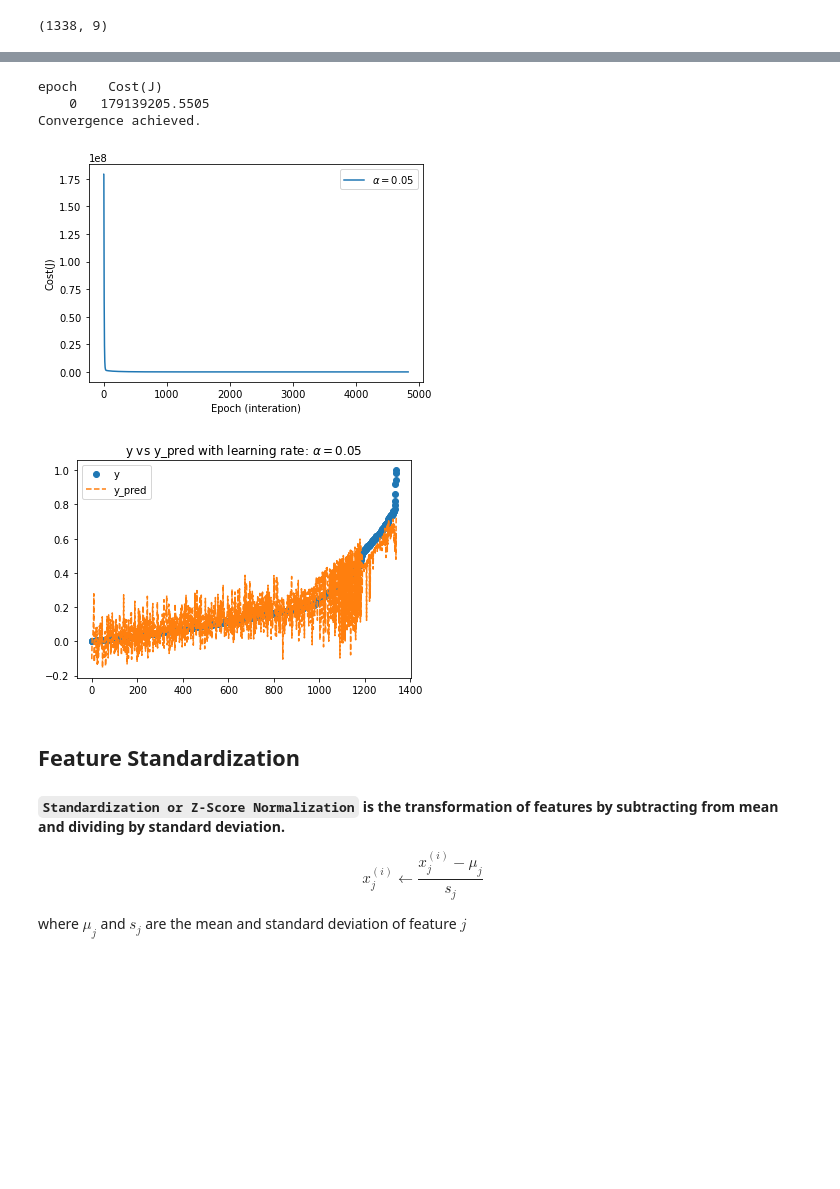
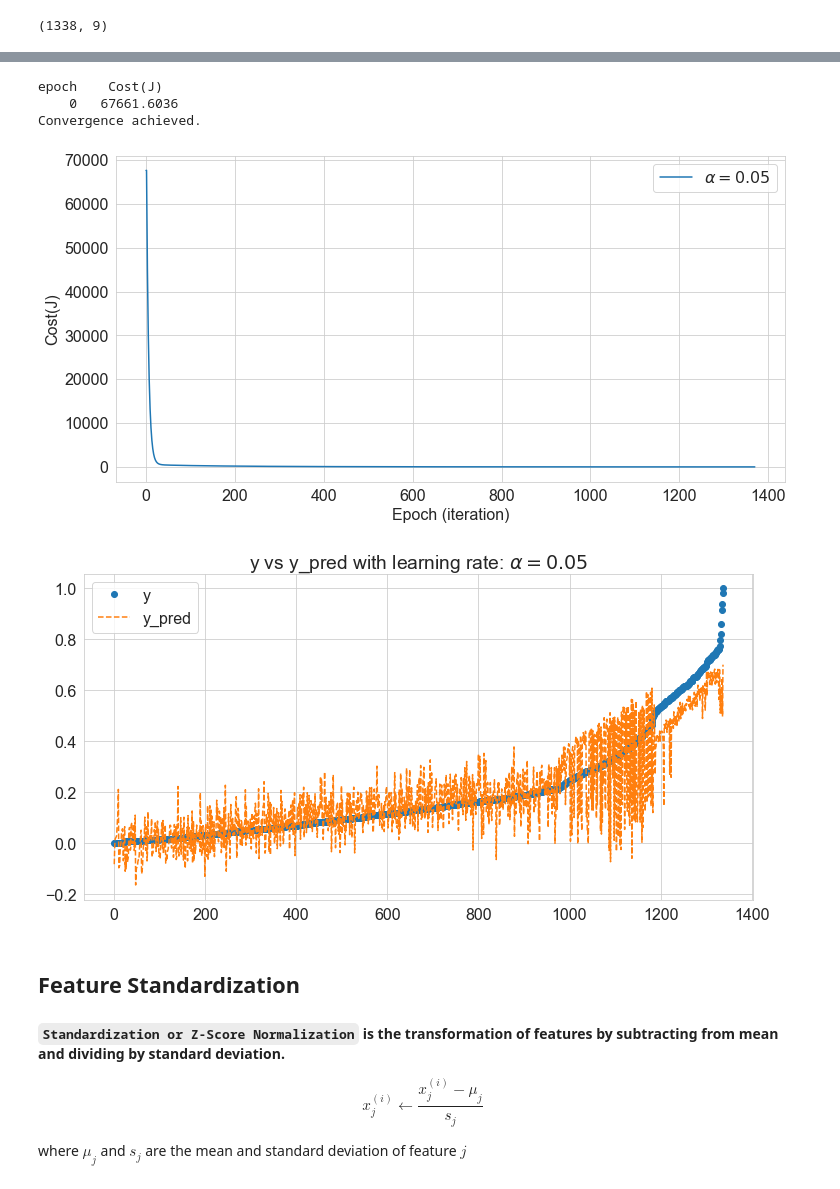
Before and after one commit to Ellie190/Adaptive-Computation-and-Machine-Learning, a Jupyter notebook: Assignment_1B.ipynb, the cells around one changed output, grey strips where cells are left out. Saved outputs shown, nothing was run; the diff lists cells and outputs as text; code cells hidden in the pictures; blank space fills up the shorter version.

```diff
--- a/Assignment_1B.ipynb
+++ b/Assignment_1B.ipynb
@@ -8,7 +8,11 @@
 import pandas as pd
 import numpy as np
 import matplotlib.pyplot as plt
+import matplotlib
+matplotlib.rcParams['font.size'] = 16
+matplotlib.rcParams['figure.figsize'] = (12, 6)
 import seaborn as sns
+sns.set_style('whitegrid')
 # %%
 # dataset
 df = pd.read_csv("insurance.csv")
@@ -269,7 +273,7 @@ def gradient_descent(theta,learning_rate = 0.05,epochs=100000, E=1e-7):
     return theta_new,theta_history,J_history
 # %%
 # Initial estimate of parameters
-initial_theta = np.zeros((X.shape[1],1))+100
+initial_theta = np.zeros((X.shape[1],1))+2
 # %%
 theta,theta_history,J_history = gradient_descent(initial_theta)
 # %% [output]
@@ -462,20 +466,20 @@ def gradient_descent(theta,learning_rate = 0.05,epochs=100000, E=1e-7):
 # %%
 # Initial estimate of parameters
-initial_theta = np.zeros((X.shape[1],1))+100
+initial_theta = np.zeros((X.shape[1],1))+2
 # %%
 theta,theta_history,J_history = gradient_descent(initial_theta,learning_rate=0.05)
 # %% [output]
 epoch    Cost(J)
-    0   179139205.5505
+    0   67661.6036
 Convergence achieved.
 # %%
 plt.plot(J_history, label = r"$\alpha = 0.05$");
-plt.xlabel("Epoch (interation)")
+plt.xlabel("Epoch (iteration)")
 plt.ylabel("Cost(J)")
 plt.legend()
 plt.show();
 # %% [output]
-[figure, old version]
+[figure, new version]
 # %%
 y_pred = X.dot(theta)
 sortidx = np.argsort(y[:,0])
@@ -485,7 +489,7 @@ plt.title(r"y vs y_pred with learning rate: $ \alpha = 0.05$")
 plt.legend()
 plt.show();
 # %% [output]
-[figure, old version]
+[figure, new version]
 # %% [markdown]
 ## Feature Standardization
 
```
Also changed, not shown: parts of 45 cells of this notebook.
